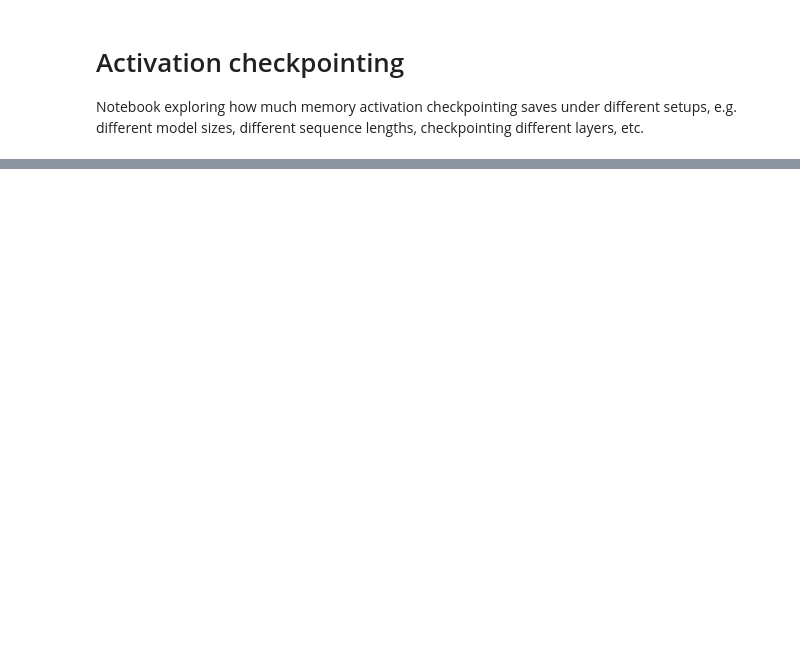
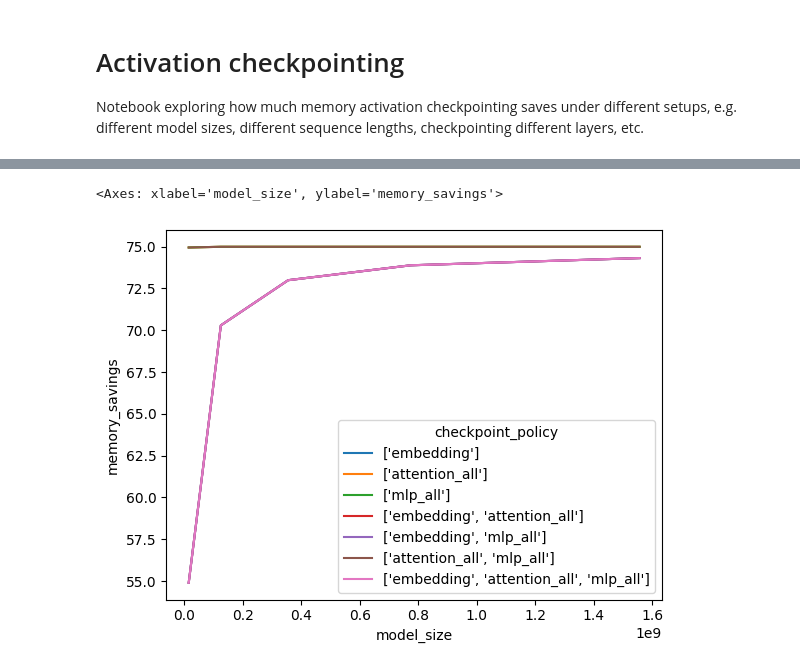
Before and after one commit to Jjschwartz/gollem, a Jupyter notebook: notebooks/activation_checkpointing.ipynb, the cells around one changed output, grey strips where cells are left out. Drawn from its saved outputs; the diff is of its cells as text; code cells hidden in the pictures; blank space fills up the shorter version.

Commit message:
activation checkpointing calc fun

```diff
--- a/notebooks/activation_checkpointing.ipynb
+++ b/notebooks/activation_checkpointing.ipynb
@@ -120,6 +123,7 @@ def get_params(cfg: ModelConfig, checkpoint_layers: set[str] | None = None):
         )
     else:
         out["attention"] = 0
+    out["attention_all"] = cfg.n_layer * out["attention"]
 
     # MLP blocks
     if "mlp" not in checkpoint_layers:
@@ -129,6 +133,7 @@ def get_params(cfg: ModelConfig, checkpoint_layers: set[str] | None = None):
         out["mlp"] = out["mlp/ln"] + out["mlp/ffw"] + out["mlp/proj"]
     else:
         out["mlp"] = 0
+    out["mlp_all"] = cfg.n_layer * out["mlp"]
 
     # the transformer and the rest of it
     out["block"] = out["attention"] + out["mlp"]
@@ -229 +238,69 @@ console.print(table)
 └──────────────────┴───────────────────┴──────────────────┴───────────────────┴────────────────┴──────────────────┘
+# %%
+# Look at memory savings (y) by model size (x) by checkpoint policy (z)
+possible_checkpoints = ["embedding", "attention_all", "mlp_all"]
+
+all_model_params = [
+    (name, cfg, int(get_params(cfg)["total"]))
+    for name, cfg in MODEL_CONFIG_ARGS.items()
+]
+sorted(all_model_params, key=lambda z: z[2])
+
+all_checkpoint_policies = list(
+    itertools.chain.from_iterable(
+        itertools.combinations(possible_checkpoints, i)
+        for i in range(1, len(possible_checkpoints) + 1)
+    )
+)
+
+# Create lists to store the data
+data = []
+for checkpoint_policy in all_checkpoint_policies:
+    checkpoint_name = str(
+        list(checkpoint_policy)
+    )  # Convert tuple to string for display
+    for model_name, model_cfg, base_params in all_model_params:
+        checkpoint_policy_params = get_params(model_cfg, set(checkpoint_policy))[
+            "total"
+        ]
+        n_ctx = model_cfg.n_ctx
+
+        total_base_params = base_params + (base_params * n_ctx * 2)
+        base_memory_gb = total_base_params / 1024**3
+
+        # Fix: Use checkpoint_policy_params instead of forward_params
+        n_forward_activations = checkpoint_policy_params * n_ctx
+        n_backward_activations = base_params * n_ctx
+        total_params_stored = base_params + (
+            (base_params + checkpoint_policy_params) * n_ctx * 2
+        )
+        total_memory_bytes = total_params_stored * 2
+        total_memory_gb = total_memory_bytes / (1024**3)
+        memory_savings = (total_memory_gb - base_memory_gb) / total_memory_gb * 100
+
+        data.append(
+            {
+                "model_size": base_params,  # Use params count as model size
+                "checkpoint_policy": checkpoint_name,
+                "memory_savings": memory_savings,
+                "model_name": model_name,
+            }
+        )
+
+# Create DataFrame
+df = pd.DataFrame(data)
+
+# Example plot
+# plt.figure(figsize=(12, 6))
+sb.lineplot(data=df, x="model_size", y="memory_savings", hue="checkpoint_policy")
+# plt.xscale("log")  # Use log scale for model size
+# plt.xlabel("Model Size (parameters)")
+# plt.ylabel("Memory Savings (%)")
+# plt.title("Memory Savings by Model Size and Checkpoint Policy")
+# plt.xticks(rotation=45)
+# plt.legend(bbox_to_anchor=(1.05, 1), loc="upper left")
+# plt.tight_layout()
+# plt.show()
+# %% [output]
+<Axes: xlabel='model_size', ylabel='memory_savings'>
+[figure, added]
```
Also changed, not shown: parts of 4 cells of this notebook, 1 other file.
